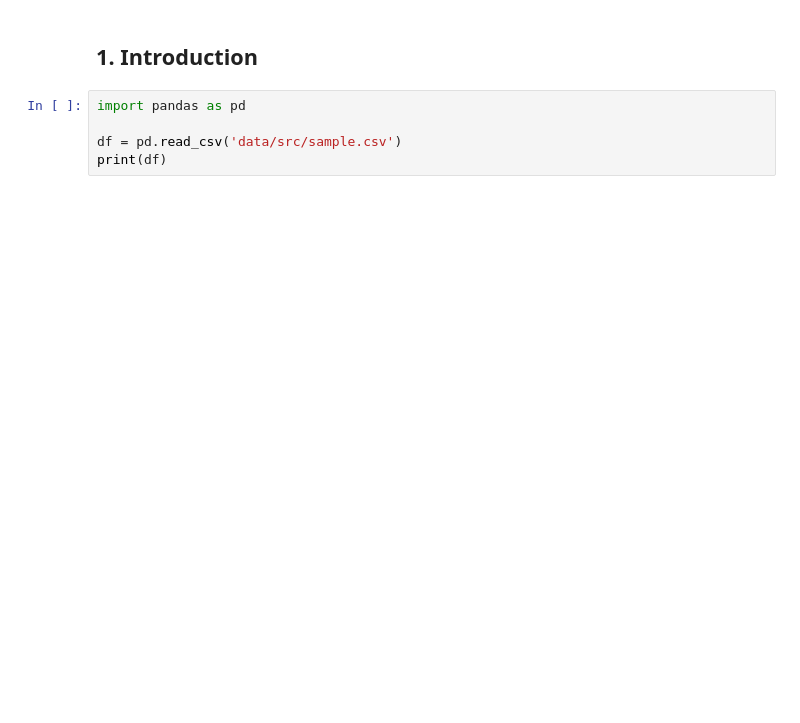
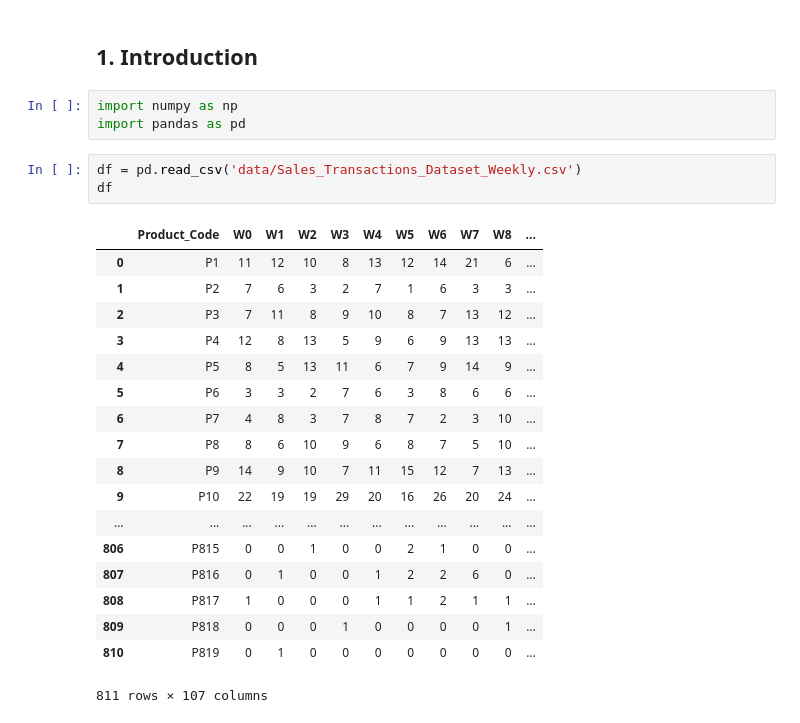
Before and after one commit to Yosuke-Ijiri/GMML, a Jupyter notebook: GMML.ipynb, the cells around one changed output. Drawn from its saved outputs; the diff is of its cells as text; blank space fills up the shorter version.

```diff
--- a/GMML.ipynb
+++ b/GMML.ipynb
@@ -17,8 +17,28 @@ add_notebook_menu()
 [interactive output not drawn]
 # %% [markdown]
 ## 1. Introduction
+# %%
+import numpy as np
+import pandas as pd
 # %%
-import pandas as pd
-
-df = pd.read_csv('data/src/sample.csv')
-print(df)
+df = pd.read_csv('data/Sales_Transactions_Dataset_Weekly.csv')
+df
+# %% [output]
+|  | Product_Code | W0 | W1 | W2 | W3 | W4 | W5 | W6 | W7 | W8 | ... |
+| 0 | P1 | 11 | 12 | 10 | 8 | 13 | 12 | 14 | 21 | 6 | ... |
+| 1 | P2 | 7 | 6 | 3 | 2 | 7 | 1 | 6 | 3 | 3 | ... |
+| 2 | P3 | 7 | 11 | 8 | 9 | 10 | 8 | 7 | 13 | 12 | ... |
+| 3 | P4 | 12 | 8 | 13 | 5 | 9 | 6 | 9 | 13 | 13 | ... |
+| 4 | P5 | 8 | 5 | 13 | 11 | 6 | 7 | 9 | 14 | 9 | ... |
+| 5 | P6 | 3 | 3 | 2 | 7 | 6 | 3 | 8 | 6 | 6 | ... |
+| 6 | P7 | 4 | 8 | 3 | 7 | 8 | 7 | 2 | 3 | 10 | ... |
+| 7 | P8 | 8 | 6 | 10 | 9 | 6 | 8 | 7 | 5 | 10 | ... |
+| 8 | P9 | 14 | 9 | 10 | 7 | 11 | 15 | 12 | 7 | 13 | ... |
+| 9 | P10 | 22 | 19 | 19 | 29 | 20 | 16 | 26 | 20 | 24 | ... |
+| ... | ... | ... | ... | ... | ... | ... | ... | ... | ... | ... | ... |
+| 806 | P815 | 0 | 0 | 1 | 0 | 0 | 2 | 1 | 0 | 0 | ... |
+| 807 | P816 | 0 | 1 | 0 | 0 | 1 | 2 | 2 | 6 | 0 | ... |
+| 808 | P817 | 1 | 0 | 0 | 0 | 1 | 1 | 2 | 1 | 1 | ... |
+| 809 | P818 | 0 | 0 | 0 | 1 | 0 | 0 | 0 | 0 | 1 | ... |
+| 810 | P819 | 0 | 1 | 0 | 0 | 0 | 0 | 0 | 0 | 0 | ... |
+811 rows × 107 columns
```
Also changed, not shown: 1 other file.
